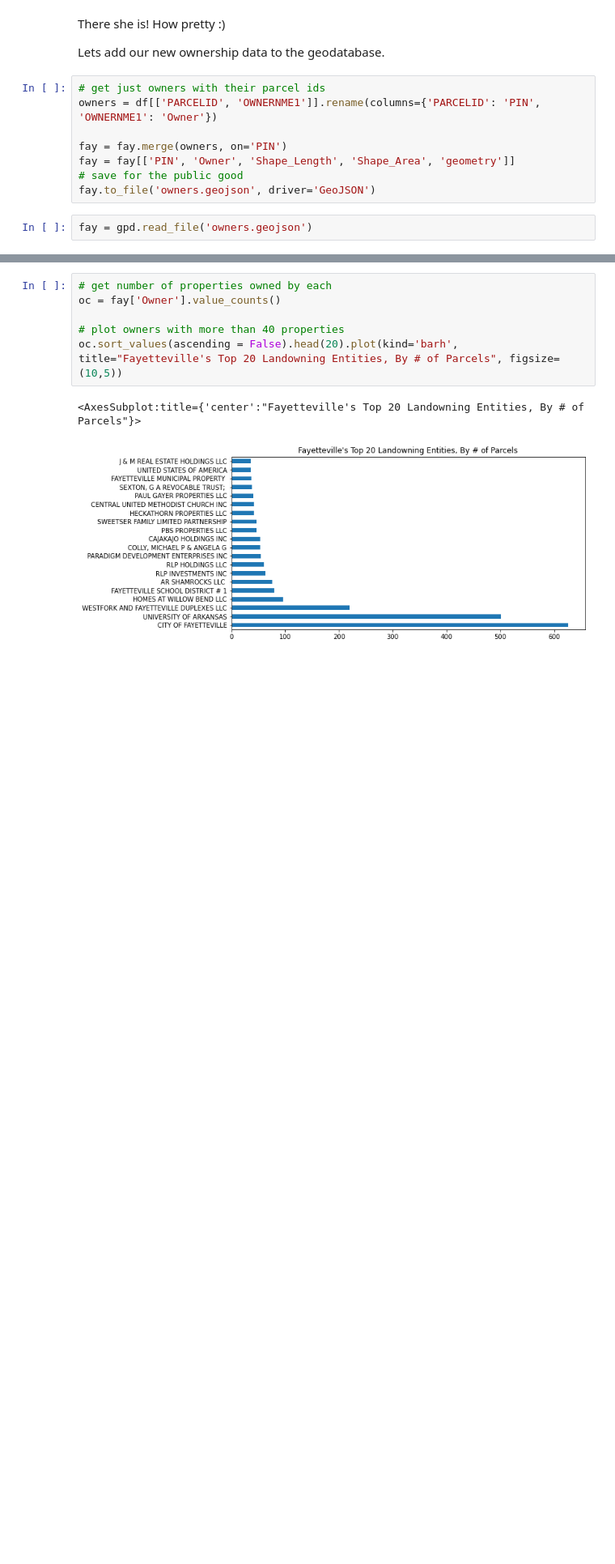
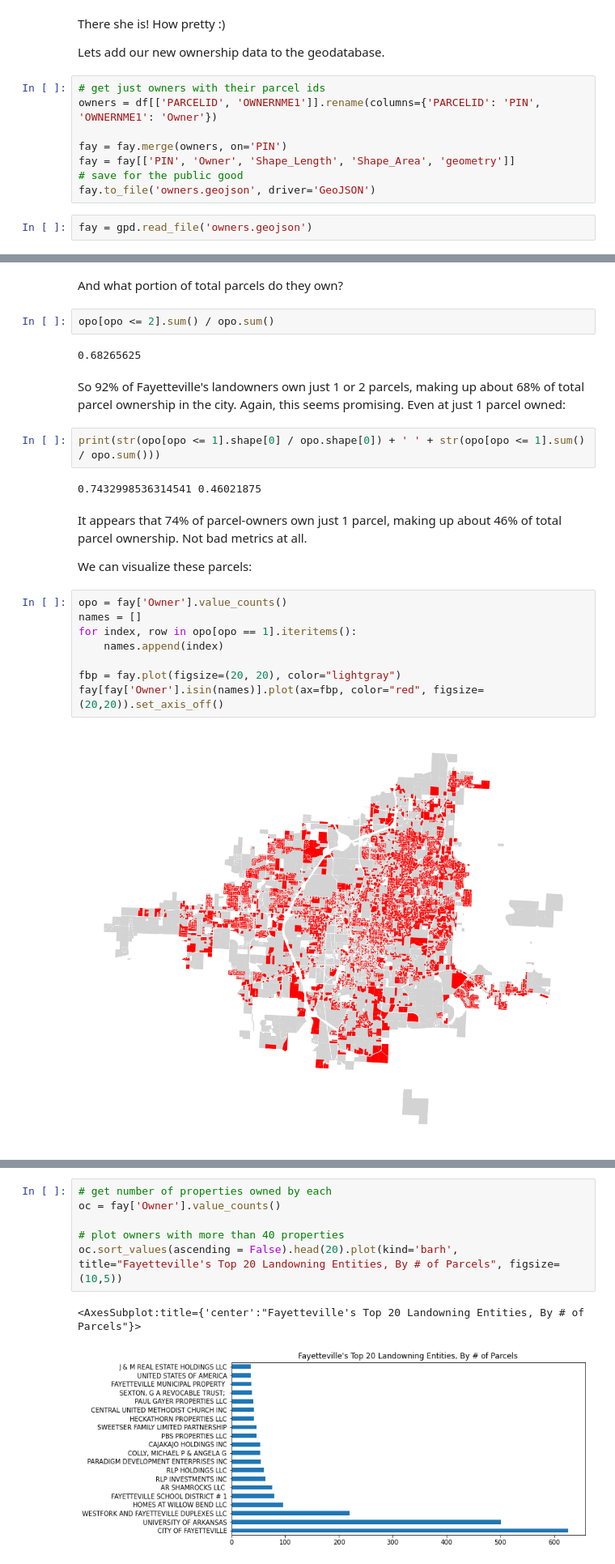
Before and after one commit to jacksonward/wowFayetteville, a Jupyter notebook: wow.ipynb, the cells around one changed output, grey strips where cells are left out. Shown at 81% size. Saved outputs shown, nothing was run; the diff lists cells and outputs as text; blank space fills up the shorter version.

```diff
--- a/wow.ipynb
+++ b/wow.ipynb
@@ -81,0 +102,26 @@ Who owns the most parcels?
+# %% [markdown]
+And what portion of total parcels do they own?
+# %%
+opo[opo <= 2].sum() / opo.sum()
+# %% [output]
+0.68265625
+# %% [markdown]
+So 92% of Fayetteville's landowners own just 1 or 2 parcels, making up about 68% of total parcel ownership in the city. Again, this seems promising. Even at just 1 parcel owned:
+# %%
+print(str(opo[opo <= 1].shape[0] / opo.shape[0]) + ' ' + str(opo[opo <= 1].sum() / opo.sum()))
+# %% [output]
+0.7432998536314541 0.46021875
+# %% [markdown]
+It appears that 74% of parcel-owners own just 1 parcel, making up about 46% of total parcel ownership. Not bad metrics at all.
+
+We can visualize these parcels:
+# %%
+opo = fay['Owner'].value_counts()
+names = []
+for index, row in opo[opo == 1].iteritems():
+    names.append(index)
+
+fbp = fay.plot(figsize=(20, 20), color="lightgray")
+fay[fay['Owner'].isin(names)].plot(ax=fbp, color="red", figsize=(20,20)).set_axis_off()
+# %% [output]
+[figure, added]
```
Also changed, not shown: parts of 11 cells of this notebook, 1 other file.
